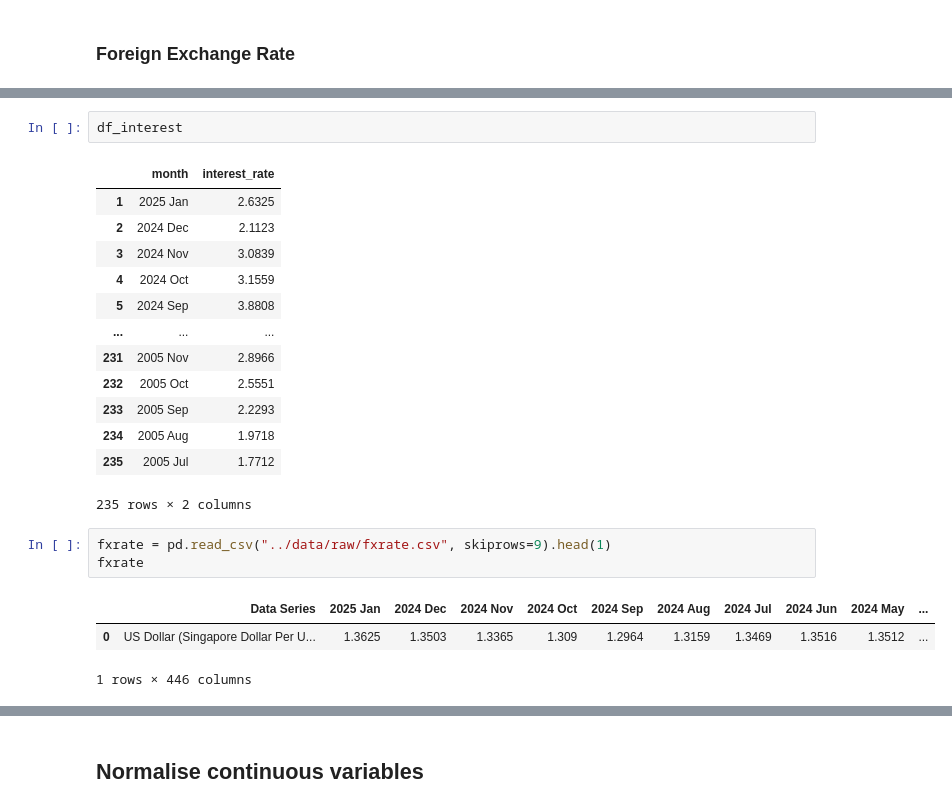
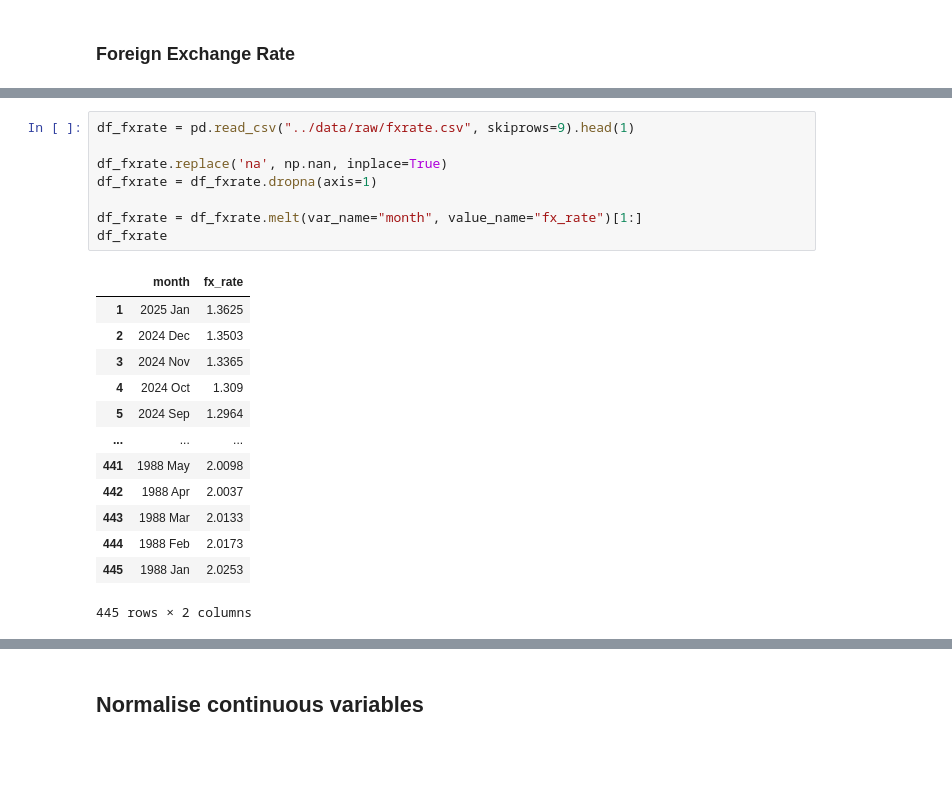
Before and after one commit to yuntsingg/DSE3101-HDB-Decode, a Jupyter notebook: code/resale_data_cleaning.ipynb, the cells around one changed output, grey strips where cells are left out. Saved outputs shown, nothing was run; the diff lists cells and outputs as text; blank space fills up the shorter version.

```diff
--- a/code/resale_data_cleaning.ipynb
+++ b/code/resale_data_cleaning.ipynb
@@ -106,23 +142,22 @@ ValueError: unconverted data remains when parsing with format "%Y %b": " ", at p
-# %%
-df_interest
-# %% [output]
-|  | month | interest_rate |
-| 1 | 2025 Jan | 2.6325 |
-| 2 | 2024 Dec | 2.1123 |
-| 3 | 2024 Nov | 3.0839 |
-| 4 | 2024 Oct | 3.1559 |
-| 5 | 2024 Sep | 3.8808 |
-| ... | ... | ... |
-| 231 | 2005 Nov | 2.8966 |
-| 232 | 2005 Oct | 2.5551 |
-| 233 | 2005 Sep | 2.2293 |
-| 234 | 2005 Aug | 1.9718 |
-| 235 | 2005 Jul | 1.7712 |
-235 rows × 2 columns
 # %%
-fxrate = pd.read_csv("../data/raw/fxrate.csv", skiprows=9).head(1)
-fxrate
+df_fxrate = pd.read_csv("../data/raw/fxrate.csv", skiprows=9).head(1)
+
+df_fxrate.replace('na', np.nan, inplace=True)
+df_fxrate = df_fxrate.dropna(axis=1)
+
+df_fxrate = df_fxrate.melt(var_name="month", value_name="fx_rate")[1:]
+df_fxrate
 # %% [output]
-|  | Data Series | 2025 Jan | 2024 Dec | 2024 Nov | 2024 Oct | 2024 Sep | 2024 Aug | 2024 Jul | 2024 Jun | 2024 May | ... |
-| 0 | US Dollar (Singapore Dollar Per U... | 1.3625 | 1.3503 | 1.3365 | 1.309 | 1.2964 | 1.3159 | 1.3469 | 1.3516 | 1.3512 | ... |
+|  | month | fx_rate |
+| 1 | 2025 Jan | 1.3625 |
+| 2 | 2024 Dec | 1.3503 |
+| 3 | 2024 Nov | 1.3365 |
+| 4 | 2024 Oct | 1.309 |
+| 5 | 2024 Sep | 1.2964 |
+| ... | ... | ... |
+| 441 | 1988 May | 2.0098 |
+| 442 | 1988 Apr | 2.0037 |
+| 443 | 1988 Mar | 2.0133 |
+| 444 | 1988 Feb | 2.0173 |
+| 445 | 1988 Jan | 2.0253 |
-1 rows × 446 columns
+445 rows × 2 columns
```
Also changed, not shown: parts of 14 cells of this notebook.
